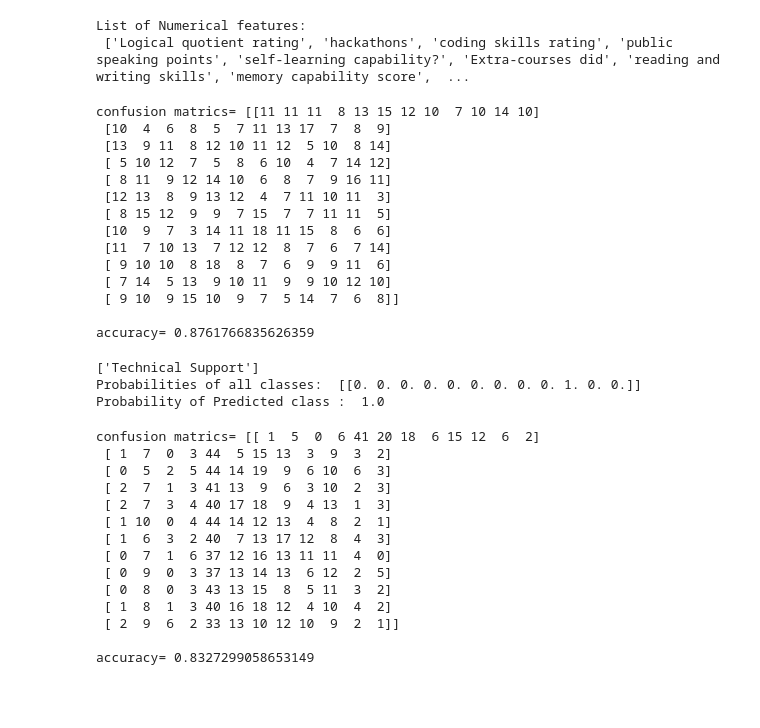
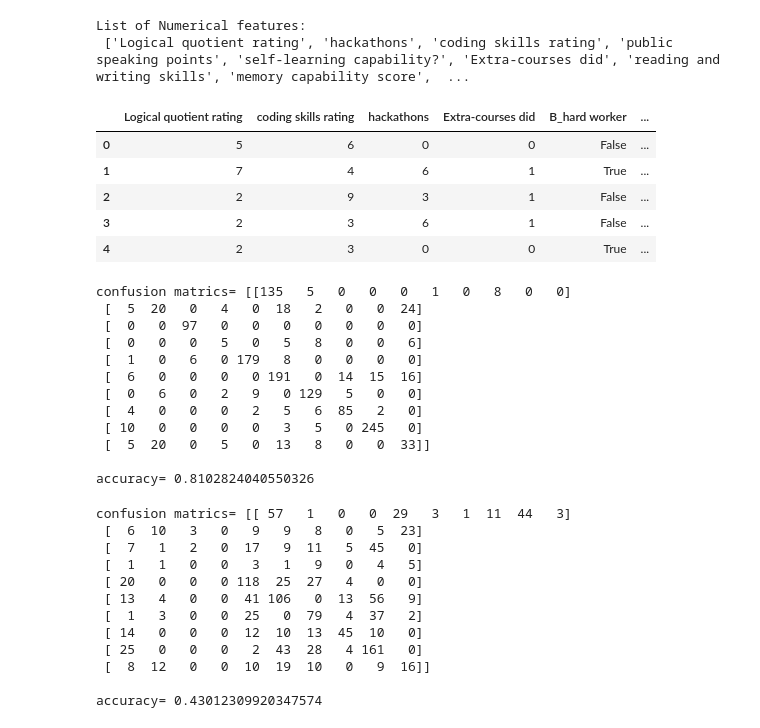
Before and after one commit to darshan2436/Carrer_Predict, a Jupyter notebook: server/careersensemodel.ipynb, the cells around one changed output. Cells and saved outputs as stored; diff of their text form; code cells hidden in the pictures; blank space fills up the shorter version.

```diff
--- a/server/careersensemodel.ipynb
+++ b/server/careersensemodel.ipynb
@@ -440,10 +439,9 @@ print("List of Numerical features: \n" , df.select_dtypes(include=np.number).col
 List of Numerical features:
  ['Logical quotient rating', 'hackathons', 'coding skills rating', 'public speaking points', 'self-learning capability?', 'Extra-courses did', 'reading and writing skills', 'memory capability score',  ...
 # %%
-feed = df[['Logical quotient rating', 'coding skills rating', 'hackathons', 'public speaking points', 'self-learning capability?','Extra-courses did',
-           'Taken inputs from seniors or elders', 'worked in teams ever?', 'Introvert', 'reading and writing skills', 'memory capability score',
-           'B_hard worker', 'B_smart worker', 'A_Management', 'A_Technical', 'Interested subjects_code', 'Interested Type of Books_code', 'certifications_code',
-           'workshops_code', 'Type of company want to settle in?_code',  'interested career area _code',
+feed = df[['Logical quotient rating', 'coding skills rating', 'hackathons',  'Extra-courses did',
+              'B_hard worker', 'B_smart worker', 'A_Management', 'A_Technical', 'Interested subjects_code', 'Interested Type of Books_code', 'certifications_code',
+           'workshops_code', 'Type of company want to settle in?_code',  'interested career area_code',
              'Suggested Job Role']]
 
 # Taking all independent variable columns
@@ -453,8 +451,17 @@ df_train_x = feed.drop('Suggested Job Role',axis = 1)
 df_train_y = feed['Suggested Job Role']
 
 x_train, x_test, y_train, y_test = train_test_split(df_train_x, df_train_y, test_size=0.20, random_state=42)
+# %%
+feed.head()
+# %% [output]
+|  | Logical quotient rating | coding skills rating | hackathons | Extra-courses did | B_hard worker | ... |
+| 0 | 5 | 6 | 0 | 0 | False | ... |
+| 1 | 7 | 4 | 6 | 1 | True | ... |
+| 2 | 2 | 9 | 3 | 1 | False | ... |
+| 3 | 2 | 3 | 6 | 1 | False | ... |
+| 4 | 2 | 3 | 0 | 0 | True | ... |
 # %%
-dtree = DecisionTreeClassifier(random_state=1)
+dtree = DecisionTreeClassifier(min_samples_leaf=50,random_state=1)
 dtree = dtree.fit(x_train, y_train)
 
 y_pred = dtree.predict(x_test)
@@ -464,32 +471,18 @@ print("confusion matrics=",cm)
 print("  ")
 print("accuracy=",accuracy)
 # %% [output]
-confusion matrics= [[11 11 11  8 13 15 12 10  7 10 14 10]
- [10  4  6  8  5  7 11 13 17  7  8  9]
- [13  9 11  8 12 10 11 12  5 10  8 14]
- [ 5 10 12  7  5  8  6 10  4  7 14 12]
- [ 8 11  9 12 14 10  6  8  7  9 16 11]
- [12 13  8  9 13 12  4  7 11 10 11  3]
- [ 8 15 12  9  9  7 15  7  7 11 11  5]
- [10  9  7  3 14 11 18 11 15  8  6  6]
- [11  7 10 13  7 12 12  8  7  6  7 14]
- [ 9 10 10  8 18  8  7  6  9  9 11  6]
- [ 7 14  5 13  9 10 11  9  9 10 12 10]
- [ 9 10  9 15 10  9  7  5 14  7  6  8]]
+confusion matrics= [[135   5   0   0   0   1   0   8   0   0]
+ [  5  20   0   4   0  18   2   0   0  24]
+ [  0   0  97   0   0   0   0   0   0   0]
+ [  0   0   0   5   0   5   8   0   0   6]
+ [  1   0   6   0 179   8   0   0   0   0]
+ [  6   0   0   0   0 191   0  14  15  16]
+ [  0   6   0   2   9   0 129   5   0   0]
+ [  4   0   0   0   2   5   6  85   2   0]
+ [ 10   0   0   0   0   3   5   0 245   0]
+ [  5  20   0   5   0  13   8   0   0  33]]
 
-accuracy= 0.8761766835626359
+accuracy= 0.8102824040550326
-# %%
-userdata = [['7','6','6','8','3','5','4', '4', '7', '3', '3', '6','8',
-                    '7','5','7','4','5','6','8','8']]
-ynewclass = dtree.predict(userdata)
-ynew = dtree.predict_proba(userdata)
-print(ynewclass)
-print("Probabilities of all classes: ", ynew)
-print("Probability of Predicted class : ", np.max(ynew))
-# %% [output]
-['Technical Support']
-Probabilities of all classes:  [[0. 0. 0. 0. 0. 0. 0. 0. 0. 1. 0. 0.]]
-Probability of Predicted class :  1.0
 # %%
 svm = svm.SVC()
 svm.fit(x_train, y_train)
@@ -498,19 +491,17 @@ svm_cm = confusion_matrix(y_test,svm_y_pred)
 svm_accuracy = accuracy_score(y_test,svm_y_pred)
 print("confusion matrics=",svm_cm)
 print("  ")
-print("accuracy=",svm_accuracy*10)
+print("accuracy=",svm_accuracy)
 # %% [output]
-confusion matrics= [[ 1  5  0  6 41 20 18  6 15 12  6  2]
- [ 1  7  0  3 44  5 15 13  3  9  3  2]
- [ 0  5  2  5 44 14 19  9  6 10  6  3]
- [ 2  7  1  3 41 13  9  6  3 10  2  3]
- [ 2  7  3  4 40 17 18  9  4 13  1  3]
- [ 1 10  0  4 44 14 12 13  4  8  2  1]
- [ 1  6  3  2 40  7 13 17 12  8  4  3]
- [ 0  7  1  6 37 12 16 13 11 11  4  0]
- [ 0  9  0  3 37 13 14 13  6 12  2  5]
- [ 0  8  0  3 43 13 15  8  5 11  3  2]
- [ 1  8  1  3 40 16 18 12  4 10  4  2]
- [ 2  9  6  2 33 13 10 12 10  9  2  1]]
+confusion matrics= [[ 57   1   0   0  29   3   1  11  44   3]
+ [  6  10   3   0   9   9   8   0   5  23]
+ [  7   1   2   0  17   9  11   5  45   0]
+ [  1   1   0   0   3   1   9   0   4   5]
+ [ 20   0   0   0 118  25  27   4   0   0]
+ [ 13   4   0   0  41 106   0  13  56   9]
+ [  1   3   0   0  25   0  79   4  37   2]
+ [ 14   0   0   0  12  10  13  45  10   0]
+ [ 25   0   0   0   2  43  28   4 161   0]
+ [  8  12   0   0  10  19  10   0   9  16]]
 
-accuracy= 0.8327299058653149
+accuracy= 0.43012309920347574
```
Also changed, not shown: parts of 16 cells of this notebook.
